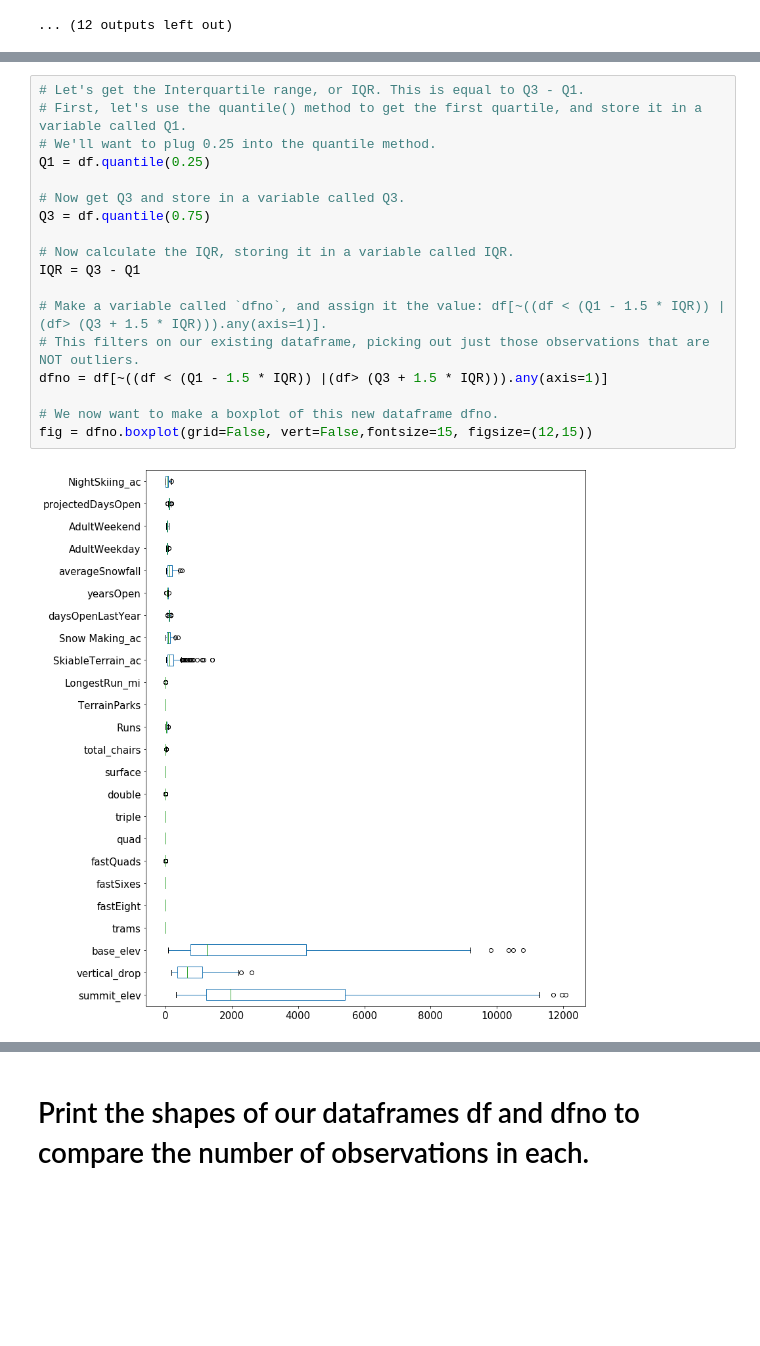
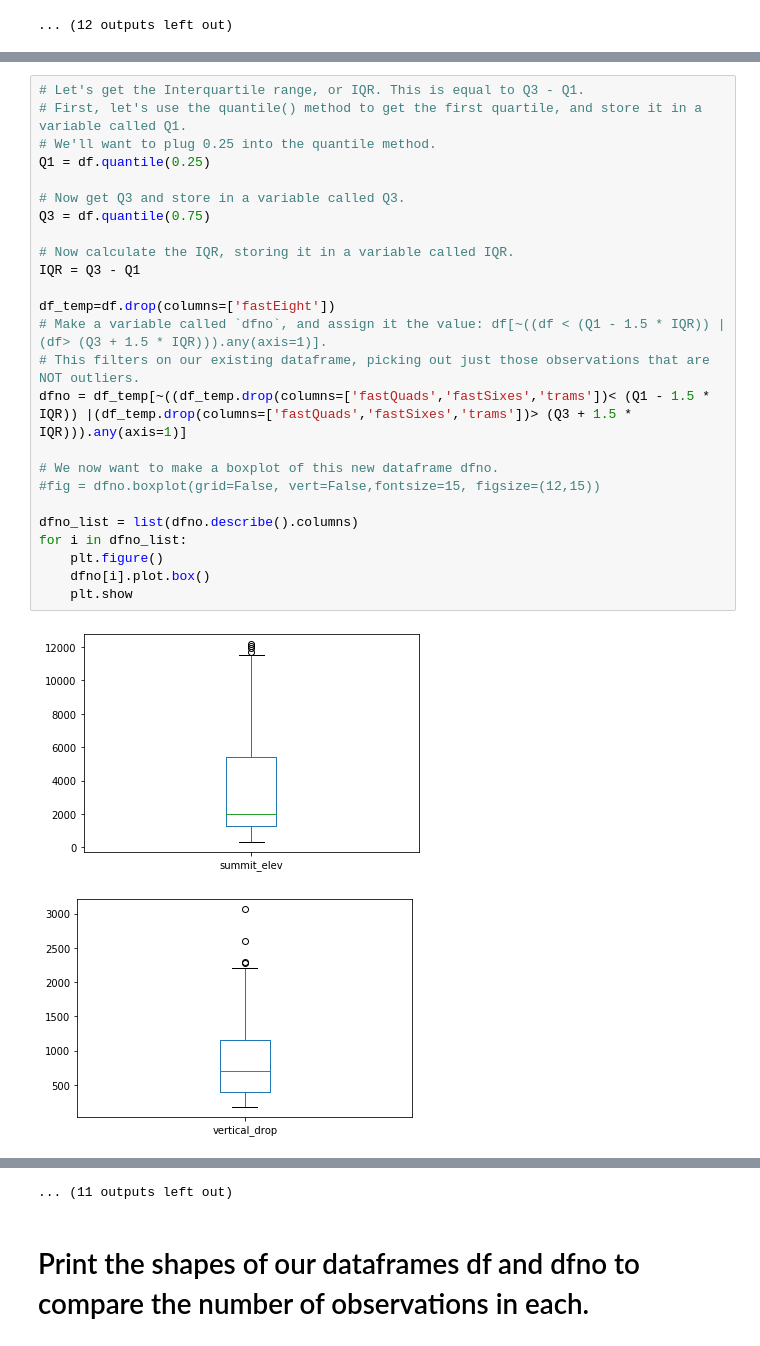
Before and after one commit to shashins/Capstone1, a Jupyter notebook: Guided_Capstone/Notebook_stepthree.ipynb, the cells around one changed output, grey strips where cells are left out. Saved outputs shown, nothing was run; the diff lists cells and outputs as text; blank space fills up the shorter version.

```diff
--- a/Guided_Capstone/Notebook_stepthree.ipynb
+++ b/Guided_Capstone/Notebook_stepthree.ipynb
@@ -184,20 +184,28 @@ Hint: Recall from your statistics prework that a common definition of an outlier
 # %%
 # Let's get the Interquartile range, or IQR. This is equal to Q3 - Q1.
 # First, let's use the quantile() method to get the first quartile, and store it in a variable called Q1.
 # We'll want to plug 0.25 into the quantile method.
 Q1 = df.quantile(0.25)
 
 # Now get Q3 and store in a variable called Q3.
 Q3 = df.quantile(0.75)
 
 # Now calculate the IQR, storing it in a variable called IQR.
 IQR = Q3 - Q1
 
+df_temp=df.drop(columns=['fastEight'])
 # Make a variable called `dfno`, and assign it the value: df[~((df < (Q1 - 1.5 * IQR)) |(df> (Q3 + 1.5 * IQR))).any(axis=1)].
 # This filters on our existing dataframe, picking out just those observations that are NOT outliers.
-dfno = df[~((df < (Q1 - 1.5 * IQR)) |(df> (Q3 + 1.5 * IQR))).any(axis=1)]
+dfno = df_temp[~((df_temp.drop(columns=['fastQuads','fastSixes','trams'])< (Q1 - 1.5 * IQR)) |(df_temp.drop(columns=['fastQuads','fastSixes','trams'])> (Q3 + 1.5 * IQR))).any(axis=1)]
 
 # We now want to make a boxplot of this new dataframe dfno.
-fig = dfno.boxplot(grid=False, vert=False,fontsize=15, figsize=(12,15))
+#fig = dfno.boxplot(grid=False, vert=False,fontsize=15, figsize=(12,15))
+
+dfno_list = list(dfno.describe().columns)
+for i in dfno_list:
+    plt.figure()
+    dfno[i].plot.box()
+    plt.show
 # %% [output]
-[figure, old version]
+[figure, new version]
+[figure, added]
@@ -204,3 +222,4 @@ fig = dfno.boxplot(grid=False, vert=False,fontsize=15, figsize=(12,15))
+... (11 outputs left out)
 # %% [markdown]
 # Print the shapes of our dataframes df and dfno to compare the number of observations in each.
 # %%
```
Also changed, not shown: parts of 15 cells of this notebook, 3 other files.
